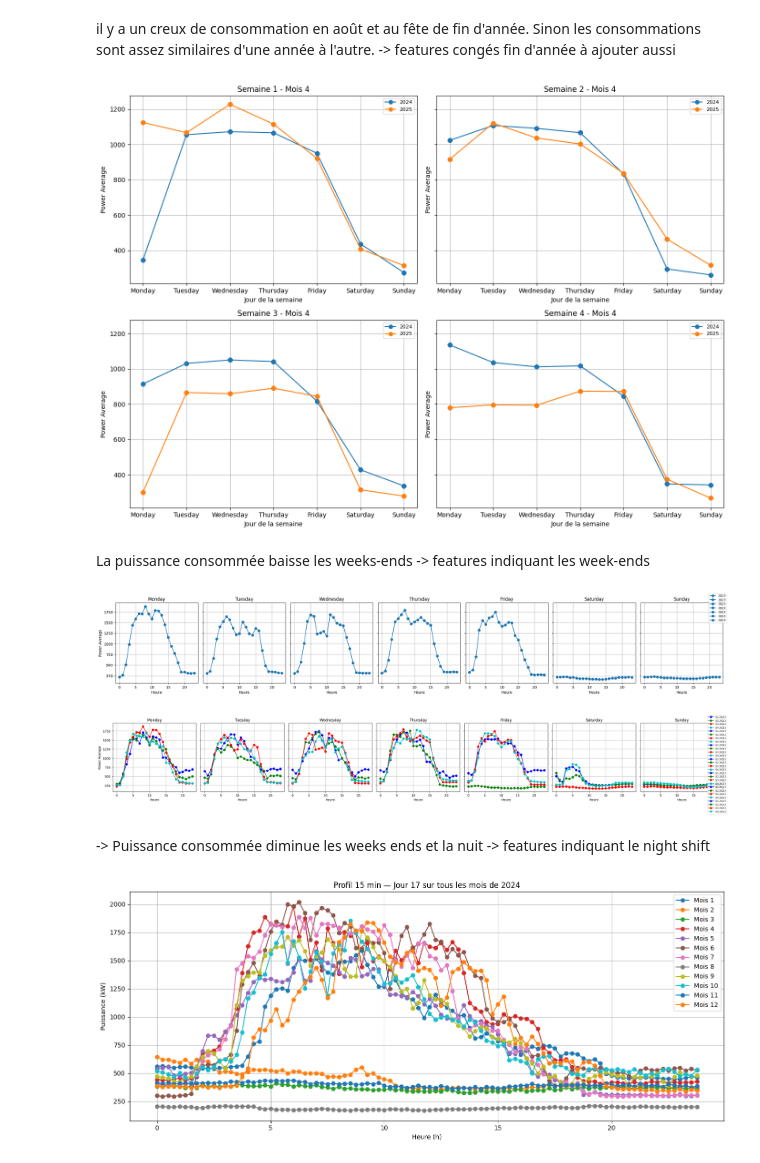
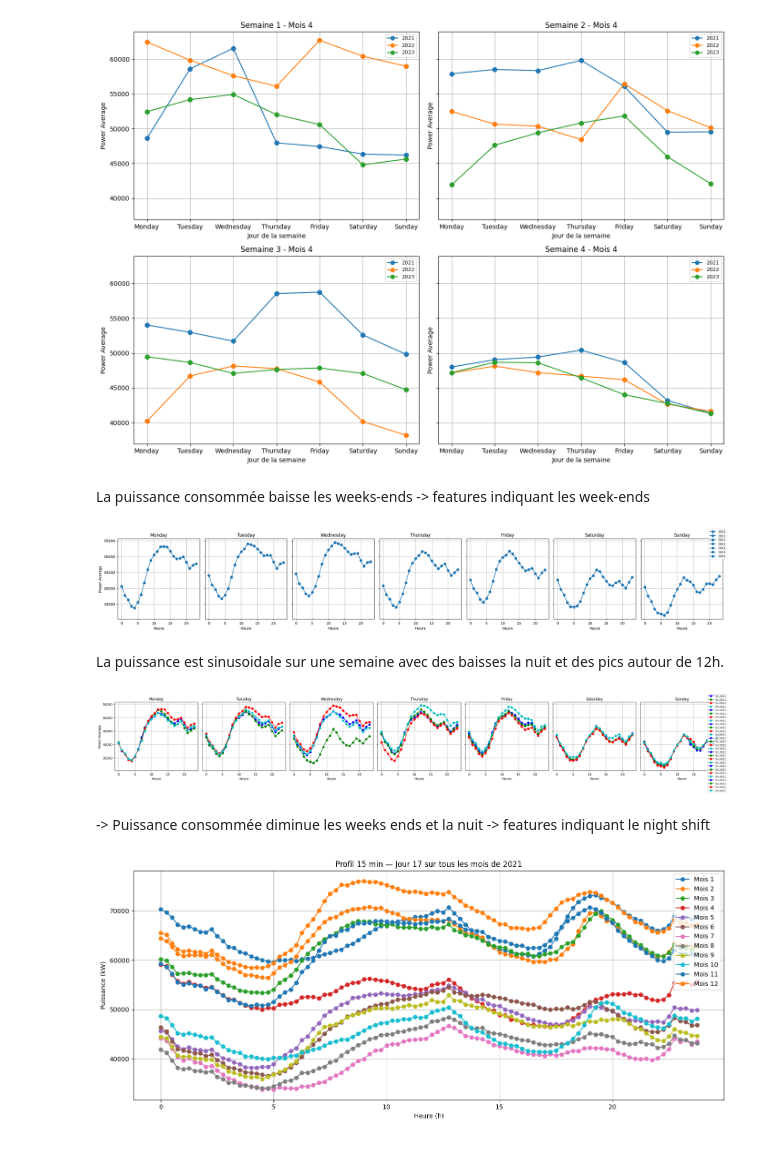
Before and after one commit to Tiphainell/RTE_Consumption_forecast, a Jupyter notebook: Notebooks/Exploration.ipynb, the cells around one changed output. Drawn from its saved outputs; the diff is of its cells as text; code cells hidden in the pictures.

```diff
--- a/Notebooks/Exploration.ipynb
+++ b/Notebooks/Exploration.ipynb
@@ -45,4 +49,4 @@ data_power
 # %%
 #Calcul de la puissance moyenne à differentes frequences (mensuelle, hebdomadaire, journalière ...) pur observer les tendances
 #
-data_power=compute_mean_freq_dynamic(data_power)
+data_power=compute_mean_freq_dynamic(data_power,column_consommation="Consommation")
@@ -57,7 +68,7 @@ for year in sorted(data_power["year"].unique()):
 
     plt.plot(
         df_year["month"],
-        df_year["average_imported_power_kw_month_avg"],
+        df_year["Consommation_month_avg"],
         marker='o',
         linestyle='-',
         label=f"Année {year}"
@@ -90,7 +101,7 @@ for month in range(1, 13):
         df_year = df_month[df_month["year"] == year].reset_index(drop=True)
 
         ax.plot(
-            df_year["average_imported_power_kw_week_avg"],
+            df_year["Consommation_week_avg"],
             marker='o',
             linestyle='-',
             label=f"{year}"
@@ -110,11 +121,9 @@ plt.show()
-# %% [markdown]
-il y a un creux de consommation en août et au fête de fin d'année. Sinon les consommations sont assez similaires d'une année à l'autre. -> features congés fin d'année à ajouter aussi
 # %%
 #Puissance moyenne par jour sur les semaines d'un mois donné
 selected_month=4
 
 df_month=data_power[data_power["month"] == selected_month].copy()
-df_month["week_in_month"] = ((df_month["start_date"].dt.day - 1) // 7 + 1)
+df_month["week_in_month"] = ((df_month["timestamp"].dt.day - 1) // 7 + 1)
 
 # Ordre des jours pour l'axe x
 day_order = ["Monday", "Tuesday", "Wednesday", "Thursday", "Friday", "Saturday", "Sunday"]
@@ -135,7 +144,7 @@ for week_num in range(1, 5):
 
         ax.plot(
             df_year["day_name"],
-            df_year["average_imported_power_kw_day_avg"],
+            df_year["Consommation_day_avg"],
             marker='o',
             linestyle='-',
             label=f"{year}"
@@ -150,7 +159,7 @@ for week_num in range(1, 5):
 plt.tight_layout()
 plt.show()
 # %% [output]
-[figure, old version]
+[figure, new version]
 # %% [markdown]
 La puissance consommée baisse les weeks-ends -> features indiquant les week-ends
 # %%
@@ -158,10 +167,10 @@ La puissance consommée baisse les weeks-ends -> features indiquant les week-end
 
 # Assure que start_date est datetime
 df = data_power.copy()
-df["start_date"] = pd.to_datetime(df["start_date"])
+#df["start_date"] = pd.to_datetime(df["start_date"])
 
 # Choisir la semaine à visualiser (ex: semaine 2 d'un mois donné)
-selected_year = 2023
+selected_year = 2021
 selected_month = 7
 selected_week = 3
 
@@ -172,9 +181,9 @@ df_week = df[
 ].copy()
 
 # Ajouter colonnes nécessaires
-df_week["day_name"] = df_week["start_date"].dt.day_name()
-df_week["week_in_month"] = ((df_week["start_date"].dt.day - 1) // 7 + 1)
-df_week["hour"] = df_week["start_date"].dt.hour
+df_week["day_name"] = df_week["timestamp"].dt.day_name()
+df_week["week_in_month"] = ((df_week["timestamp"].dt.day - 1) // 7 + 1)
+df_week["hour"] = df_week["timestamp"].dt.hour
 
 # Filtrer la semaine choisie
 df_week = df_week[df_week["week_in_month"] == selected_week]
@@ -197,7 +206,7 @@ for i, day in enumerate(day_order):
 
         ax.plot(
             df_year_day["hour"],
-            df_year_day["average_imported_power_kw_hour_avg"],
+            df_year_day["Consommation_hour_avg"],
             marker='o',
             linestyle='-',
             label=f"{year}"
@@ -214,16 +223,18 @@ fig.legend(loc='upper right', fontsize=8)
 plt.tight_layout()
 plt.show()
 # %% [output]
-[figure, old version]
+[figure, new version]
+# %% [markdown]
+La puissance est sinusoidale sur une semaine avec des baisses la nuit et des pics autour de 12h.
 # %%
 #Puissance moyenne par heure sur une semaine
 
 # Assure que start_date est datetime
 df = data_power.copy()
-df["start_date"] = pd.to_datetime(df["start_date"])
+df["timestamp"] = pd.to_datetime(df["timestamp"])
 
 # Choisir le mois à visualiser
-selected_year = 2023
+selected_year = 2021
 selected_month = 7
 
 # Filtrer les données
@@ -233,9 +244,9 @@ df_month = df[
 ].copy()
 
 # Ajouter colonnes nécessaires
-df_month["day_name"] = df_month["start_date"].dt.day_name()
-df_month["week_in_month"] = ((df_month["start_date"].dt.day - 1) // 7 + 1)
-df_month["hour"] = df_month["start_date"].dt.hour
+df_month["day_name"] = df_month["timestamp"].dt.day_name()
+df_month["week_in_month"] = ((df_month["timestamp"].dt.day - 1) // 7 + 1)
+df_month["hour"] = df_month["timestamp"].dt.hour
 
 # Ordre des jours pour les sous-graphes
 day_order = ["Monday", "Tuesday", "Wednesday", "Thursday", "Friday", "Saturday", "Sunday"]
@@ -259,7 +270,7 @@ for i, day in enumerate(day_order):
 
             ax.plot(
                 df_plot["hour"],
-                df_plot["average_imported_power_kw_hour_avg"],
+                df_plot["Consommation_hour_avg"],
                 marker='o',
                 linestyle='-',
                 color=colors[week_num-1],
@@ -277,49 +288,49 @@ fig.legend(loc='upper right', fontsize=8)
 plt.tight_layout()
 plt.show()
 # %% [output]
-[figure, old version]
+[figure, new version]
 # %% [markdown]
 -> Puissance consommée diminue les weeks ends et la nuit -> features indiquant le night shift
 # %%
 #Puissance moyenne sur toutes les 15 min
 
 df = data_power.copy()
-df["start_date"] = pd.to_datetime(df["start_date"])
+df["timestamp"] = pd.to_datetime(df["timestamp"])
 
-selected_year = 2024
+selected_year = 2021
 selected_day = 17
 
 df_filtered = df[
     (df["year"] == selected_year) &
     (df["day"] == selected_day)
 ].copy()
 
 plt.figure(figsize=(14, 6))
 
 for month in sorted(df_filtered["month"].unique()):
-    df_month = df_filtered[df_filtered["month"] == month].sort_values("start_date")
+    df_month = df_filtered[df_filtered["month"] == month].sort_values("timestamp")
 
     # Convert time to fractional hours to avoid the "datetime.time" error
     x = (
-        df_month["start_date"].dt.hour
-        + df_month["start_date"].dt.minute / 60
-        + df_month["start_date"].dt.second / 3600
+        df_month["timestamp"].dt.hour
+        + df_month["timestamp"].dt.minute / 60
+        + df_month["timestamp"].dt.second / 3600
     )
 
     plt.plot(
         x,
-        df_month["average_imported_power_kw"],
+        df_month["Consommation"],
         marker='o',
         linestyle='-',
         label=f"Mois {month}"
     )
 
 plt.title(f"Profil 15 min — Jour {selected_day} sur tous les mois de {selected_year}")
 plt.xlabel("Heure (h)")
 plt.ylabel("Puissance (kW)")
 plt.grid(True)
 plt.legend()
 plt.tight_layout()
 plt.show()
 # %% [output]
-[figure, old version]
+[figure, new version]
```
Also changed, not shown: parts of 9 cells of this notebook, 6 other files.
